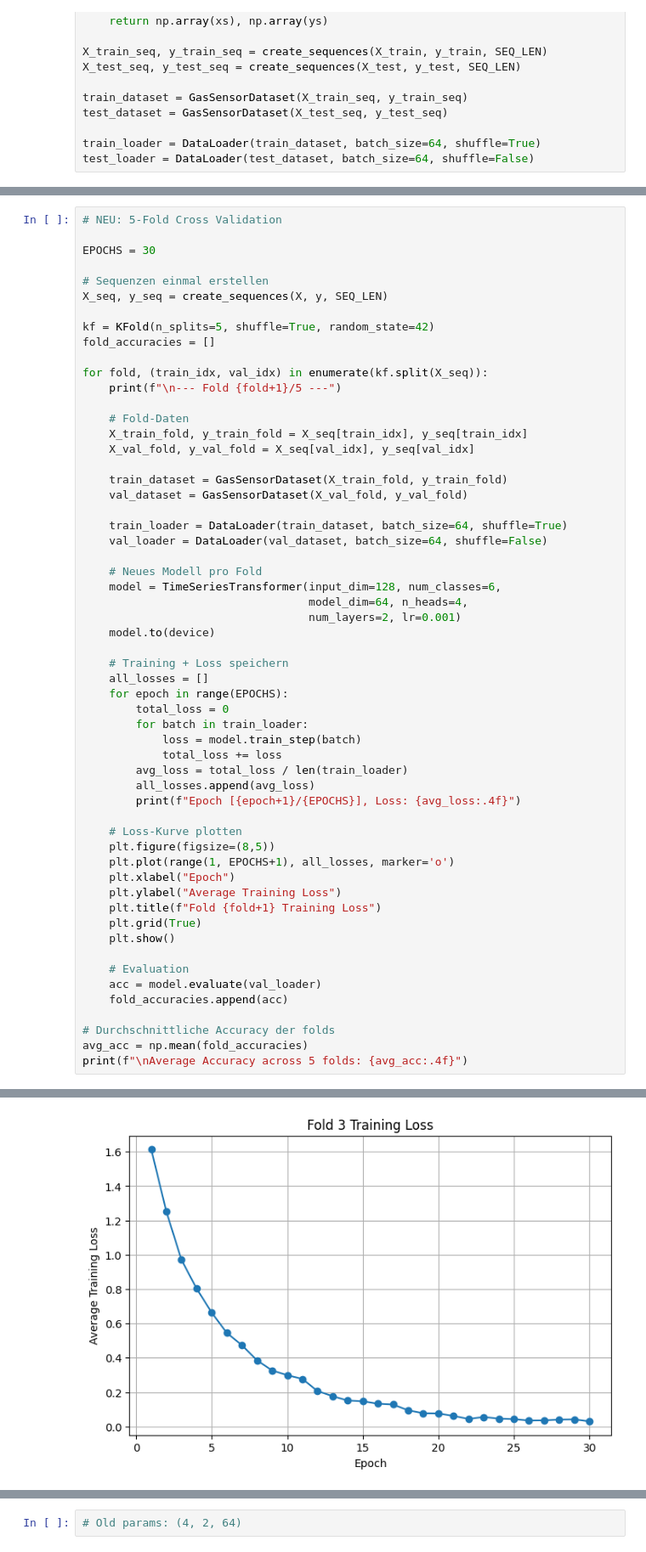
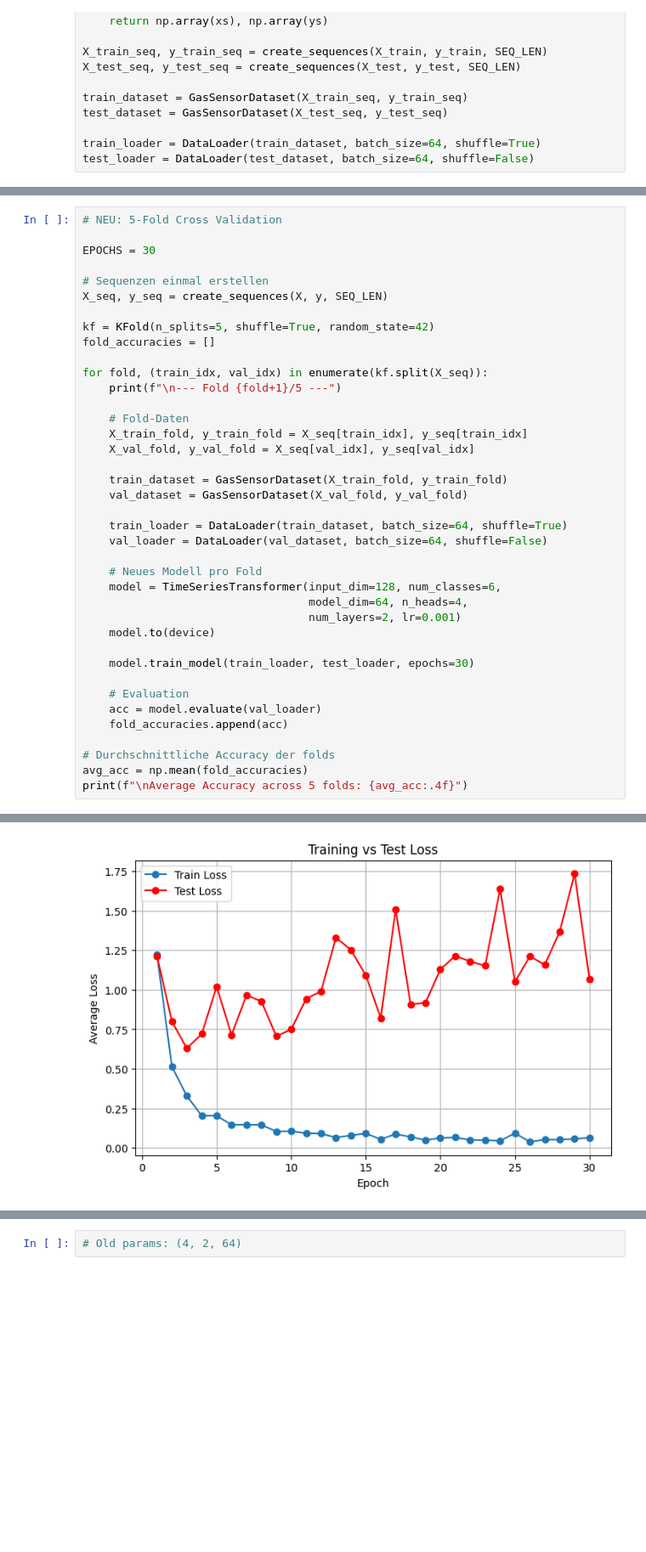
Before and after one commit to VolliBinJackson/gas-sensor-classification, a Jupyter notebook: Transformer.ipynb, the cells around one changed output, grey strips where cells are left out. Shown at 85% size. Drawn from its saved outputs; the diff is of its cells as text; blank space fills up the shorter version.

```diff
--- a/Transformer.ipynb
+++ b/Transformer.ipynb
@@ -303,25 +342,7 @@ for fold, (train_idx, val_idx) in enumerate(kf.split(X_seq)):
                                   num_layers=2, lr=0.001)
     model.to(device)
 
-    # Training + Loss speichern
-    all_losses = []
-    for epoch in range(EPOCHS):
-        total_loss = 0
-        for batch in train_loader:
-            loss = model.train_step(batch)
-            total_loss += loss
-        avg_loss = total_loss / len(train_loader)
-        all_losses.append(avg_loss)
-        print(f"Epoch [{epoch+1}/{EPOCHS}], Loss: {avg_loss:.4f}")
-
-    # Loss-Kurve plotten
-    plt.figure(figsize=(8,5))
-    plt.plot(range(1, EPOCHS+1), all_losses, marker='o')
-    plt.xlabel("Epoch")
-    plt.ylabel("Average Training Loss")
-    plt.title(f"Fold {fold+1} Training Loss")
-    plt.grid(True)
-    plt.show()
+    model.train_model(train_loader, test_loader, epochs=30)
 
     # Evaluation
     acc = model.evaluate(val_loader)
@@ -387 +408 @@ Epoch [30/30], Loss: 0.0294
-[figure, old version]
+[figure, new version]
```
Also changed, not shown: parts of 4 cells of this notebook.
